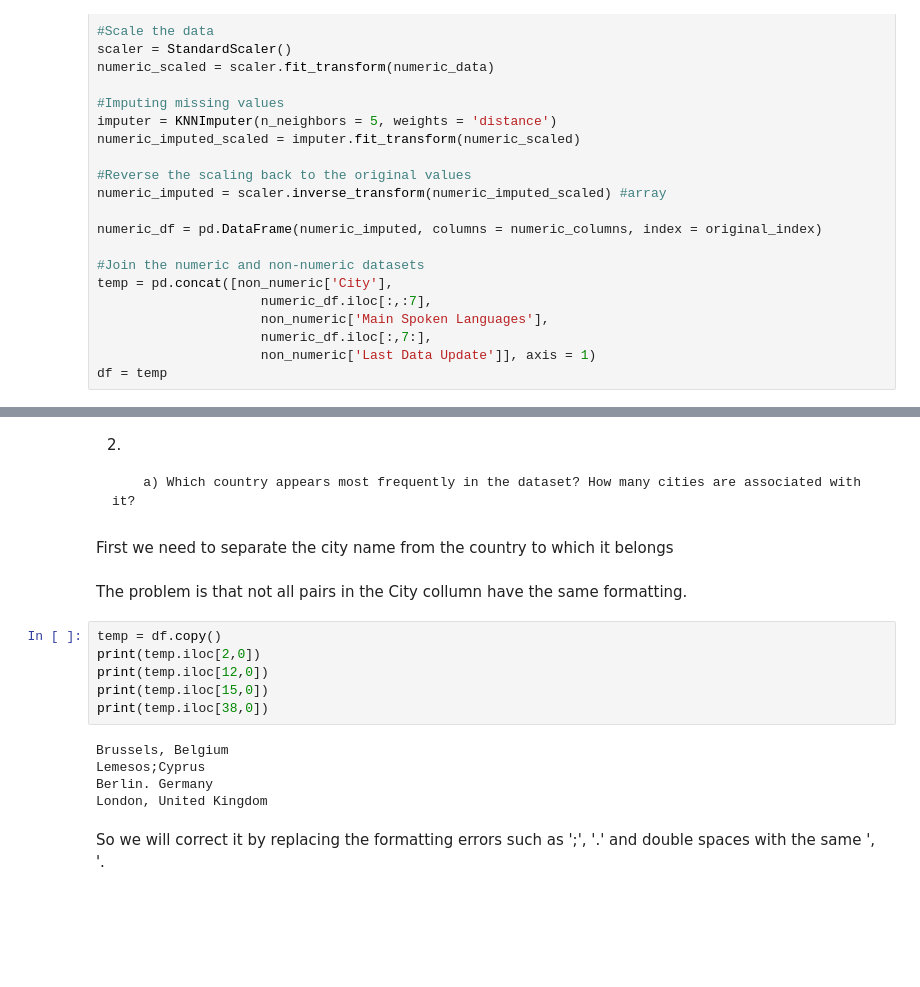
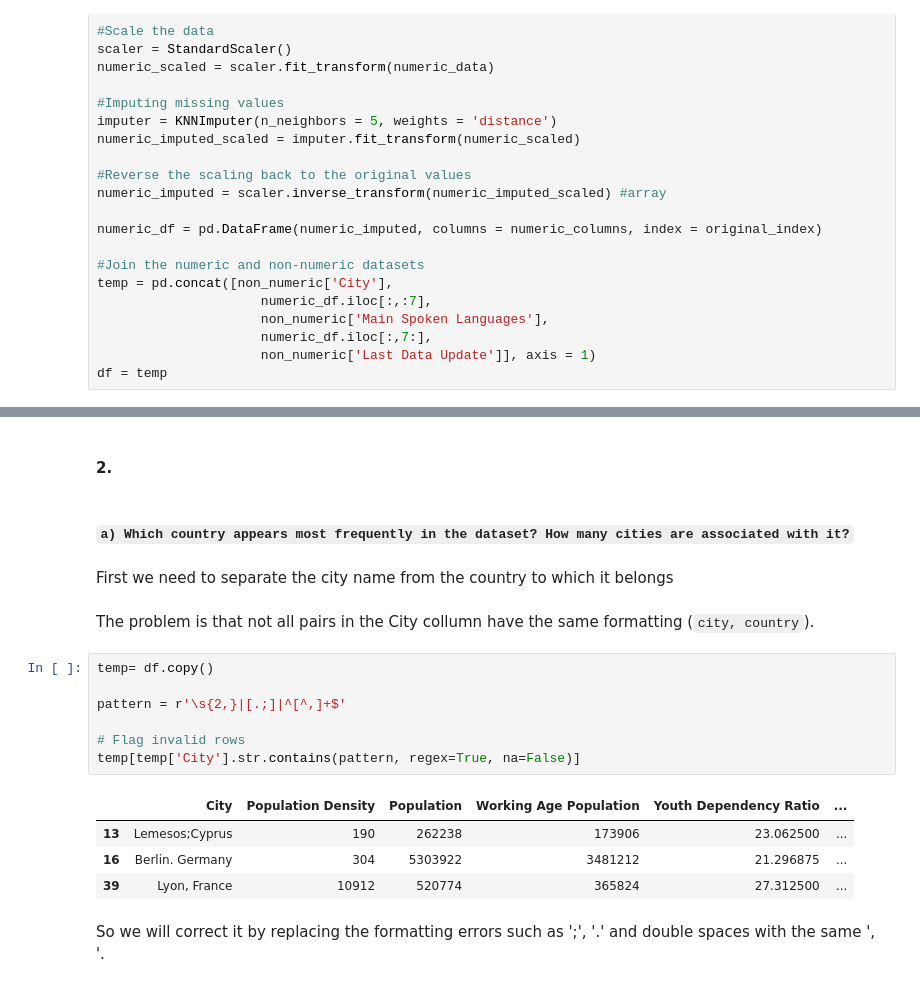
Before and after one commit to CoderCactus/WhereShouldILive, a Jupyter notebook: Group13_PDS_2526.ipynb, the cells around one changed output, grey strips where cells are left out. Saved outputs shown, nothing was run; the diff lists cells and outputs as text; blank space fills up the shorter version.

Commit message:
Markdown Formatting

```diff
--- a/Group13_PDS_2526.ipynb
+++ b/Group13_PDS_2526.ipynb
@@ -263,22 +330,23 @@ overflow encountered in cast
 # %% [markdown]
-2.
-
-        a) Which country appears most frequently in the dataset? How many cities are associated with it?
+#### 2.
+# %% [markdown]
+ ##### ``a) Which country appears most frequently in the dataset? How many cities are associated with it?``
 # %% [markdown]
 First we need to separate the city name from the country to which it belongs
 # %% [markdown]
-The problem is that not all pairs in the City collumn have the same formatting.
+The problem is that not all pairs in the City collumn have the same formatting (``city, country``).
-# %%
-temp = df.copy()
-print(temp.iloc[2,0])
-print(temp.iloc[12,0])
-print(temp.iloc[15,0])
-print(temp.iloc[38,0])
-# %% [output]
-Brussels, Belgium
-Lemesos;Cyprus
-Berlin. Germany
-London, United Kingdom
+# %%
+temp= df.copy()
+
+pattern = r'\s{2,}|[.;]|^[^,]+$'
+
+# Flag invalid rows
+temp[temp['City'].str.contains(pattern, regex=True, na=False)]
+# %% [output]
+|  | City | Population Density | Population | Working Age Population | Youth Dependency Ratio | ... |
+| 13 | Lemesos;Cyprus | 190 | 262238 | 173906 | 23.062500 | ... |
+| 16 | Berlin. Germany | 304 | 5303922 | 3481212 | 21.296875 | ... |
+| 39 | Lyon, France | 10912 | 520774 | 365824 | 27.312500 | ... |
 # %% [markdown]
 So we will correct it by replacing the formatting errors such as ';', '.' and double spaces with the same ', '.
 # %%
```
Also changed, not shown: parts of 102 cells of this notebook.
